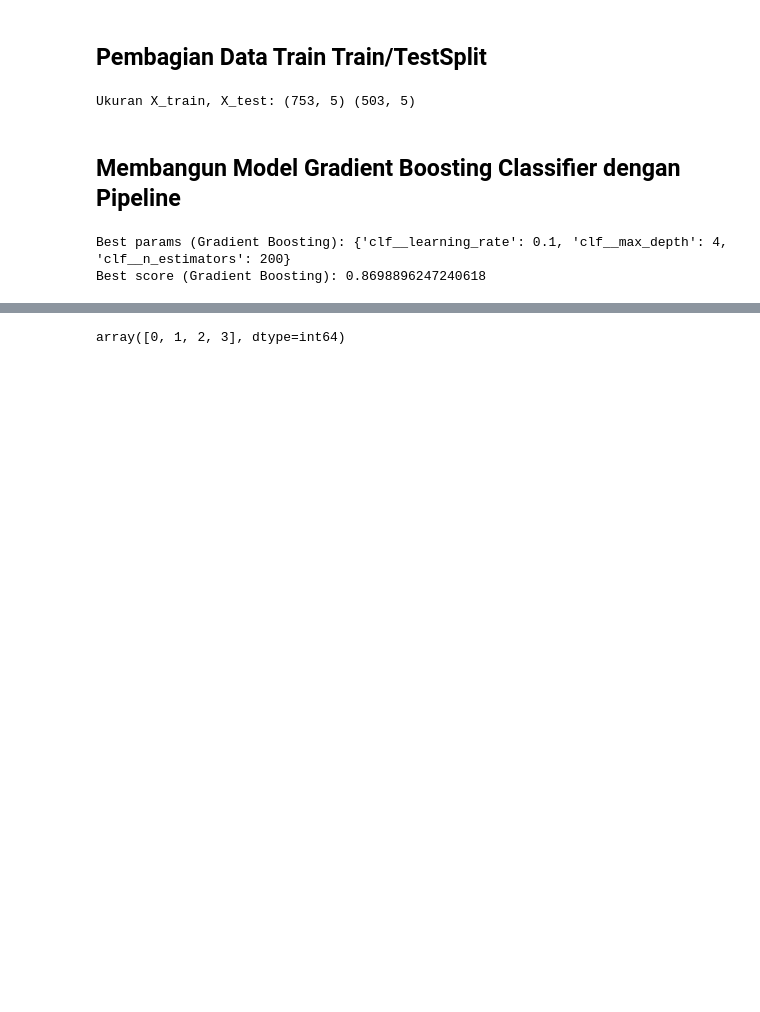
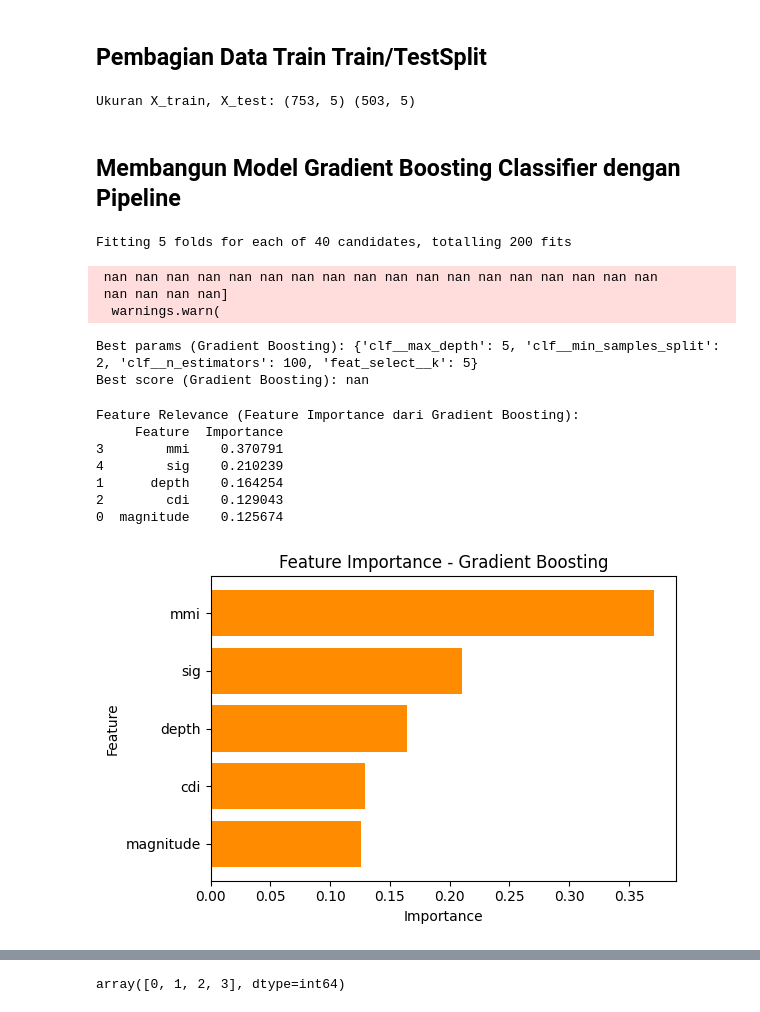
Before and after one commit to KNSaw/ProjekUTSML_A_CatBoost, a Jupyter notebook: UTS_ML_Linear.ipynb, the cells around one changed output, grey strips where cells are left out. Cells and saved outputs as stored; diff of their text form; code cells hidden in the pictures; blank space fills up the shorter version.

```diff
--- a/UTS_ML_Linear.ipynb
+++ b/UTS_ML_Linear.ipynb
@@ -162,11 +162,22 @@ pipe_GBS = Pipeline(steps=[
 # %%
 SKF = StratifiedKFold(n_splits=5, shuffle=True, random_state=42)
 
-param_grid_gb = {
-    'clf__n_estimators': [100, 200],
-    'clf__learning_rate': [0.05, 0.1],
-    'clf__max_depth': [3, 4]
-}
+param_grid_gb = [
+    {
+        'feat_select__k': [5, 8, 10],
+        'clf__n_estimators': [100, 200],
+        'clf__max_depth': [5, 10],
+        'clf__min_samples_split': [2, 5]
+    },
+    {
+        'feat_select': [SelectPercentile()],
+        'feat_select__percentile': [30, 50],
+        'clf__n_estimators': [100, 200],
+        'clf__max_depth': [5, 10],
+        'clf__min_samples_split': [2, 5]
+    }
+]
+
 
 
 gscv_gb = GridSearchCV(
@@ -178,13 +189,50 @@ gscv_gb = GridSearchCV(
     n_jobs=-1              # gunakan semua core CPU
 )
 
-grid_gb.fit(X_train, y_train)
+gscv_gb.fit(X_train, y_train)
 
-print("Best params (Gradient Boosting):", grid_gb.best_params_)
-print("Best score (Gradient Boosting):", grid_gb.best_score_)
+print("Best params (Gradient Boosting):", gscv_gb.best_params_)
+print("Best score (Gradient Boosting):", gscv_gb.best_score_)
 # %% [output]
-Best params (Gradient Boosting): {'clf__learning_rate': 0.1, 'clf__max_depth': 4, 'clf__n_estimators': 200}
-Best score (Gradient Boosting): 0.8698896247240618
+Fitting 5 folds for each of 40 candidates, totalling 200 fits
+ nan nan nan nan nan nan nan nan nan nan nan nan nan nan nan nan nan nan
+ nan nan nan nan]
+  warnings.warn(
+Best params (Gradient Boosting): {'clf__max_depth': 5, 'clf__min_samples_split': 2, 'clf__n_estimators': 100, 'feat_select__k': 5}
+Best score (Gradient Boosting): nan
+# %%
+# === Feature Relevance ===
+print("\nFeature Relevance (Feature Importance dari Gradient Boosting):")
+
+# Ambil nilai importance dari model terbaik
+feature_importance = gscv_gb.best_estimator_.named_steps['clf'].feature_importances_
+feature_names = X.columns
+
+importance_df = pd.DataFrame({
+    'Feature': feature_names,
+    'Importance': feature_importance
+}).sort_values('Importance', ascending=False)
+
+print(importance_df)
+
+# (opsional) visualisasikan
+plt.figure(figsize=(6,4))
+plt.barh(importance_df['Feature'], importance_df['Importance'], color="#FF8C00")
+plt.gca().invert_yaxis()
+plt.title("Feature Importance - Gradient Boosting")
+plt.xlabel("Importance")
+plt.ylabel("Feature")
+plt.tight_layout()
+plt.show()
+# %% [output]
+Feature Relevance (Feature Importance dari Gradient Boosting):
+     Feature  Importance
+3        mmi    0.370791
+4        sig    0.210239
+1      depth    0.164254
+2        cdi    0.129043
+0  magnitude    0.125674
+[figure, added]
 # %%
 from matplotlib.colors import LinearSegmentedColormap
 
```
Also changed, not shown: parts of 1 cell of this notebook.
